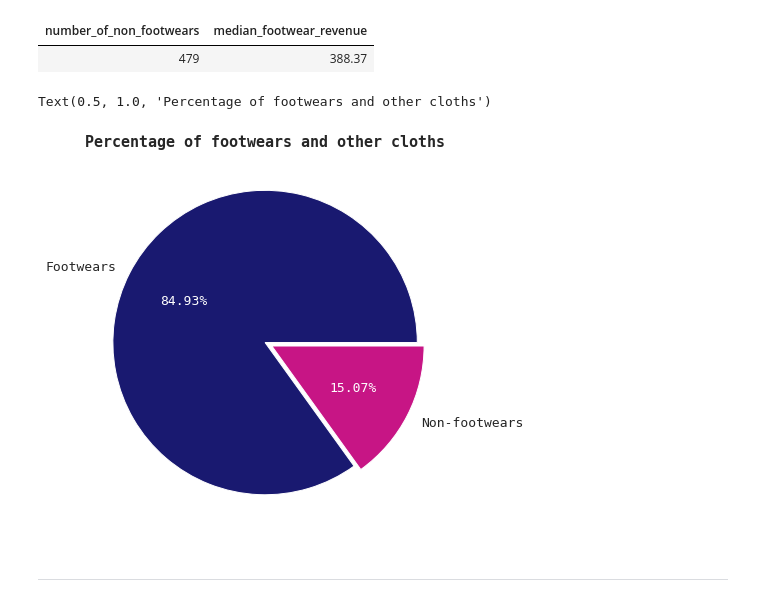
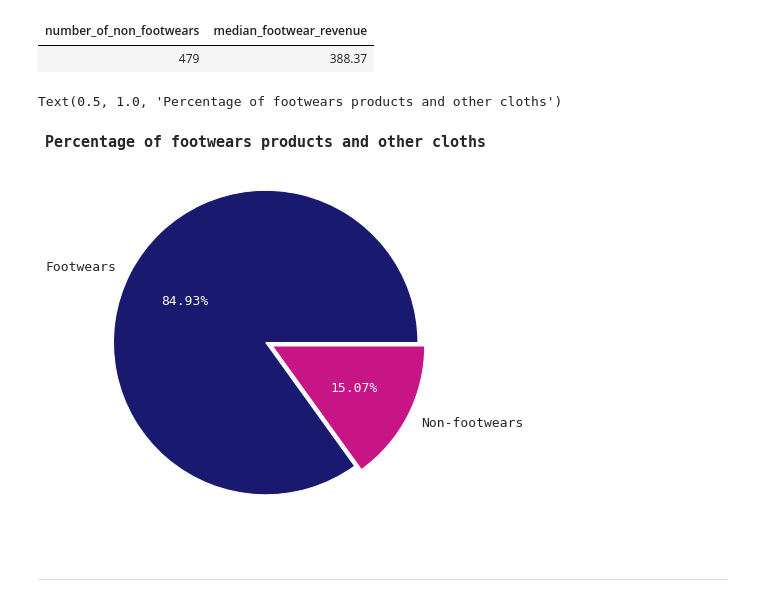
Before and after one commit to mennamamdouh/Optimizing-Online-Sports-Retail-Revenue, a Jupyter notebook: Optimizing Online Sports Retail Revenue.ipynb, the cells around one changed output. Drawn from its saved outputs; the diff is of its cells as text; code cells hidden in the pictures.

```diff
--- a/Optimizing Online Sports Retail Revenue.ipynb
+++ b/Optimizing Online Sports Retail Revenue.ipynb
@@ -715,17 +716,17 @@ setting_dataframe(not_footwear.columns, not_footwear)
 # %%
 cloths = [footwear['number_of_footwears'][0], not_footwear['number_of_non_footwears'][0]]
 
 figure = plt.figure(figsize=(7, 7))
 _, _, autotexts = plt.pie(cloths, explode=[0, 0.05],
                           labels=['Footwears', 'Non-footwears'],
                           autopct='%1.2f%%', colors=["midnightblue", "mediumvioletred"],
                           textprops={"fontsize":13, "fontname": "monospace"})
 for autotext in autotexts:
     autotext.set_color('white')
-plt.title("Percentage of footwears and other cloths", fontsize=15, fontweight="bold", fontname="monospace")
+plt.title("Percentage of footwears products and other cloths", fontsize=15, fontweight="bold", fontname="monospace")
 # %% [output]
-Text(0.5, 1.0, 'Percentage of footwears and other cloths')
+Text(0.5, 1.0, 'Percentage of footwears products and other cloths')
-[figure, old version]
+[figure, new version]
 # %% [markdown]
 - - - -
 # %% [markdown]
```
Also changed, not shown: parts of 1 cell of this notebook.
